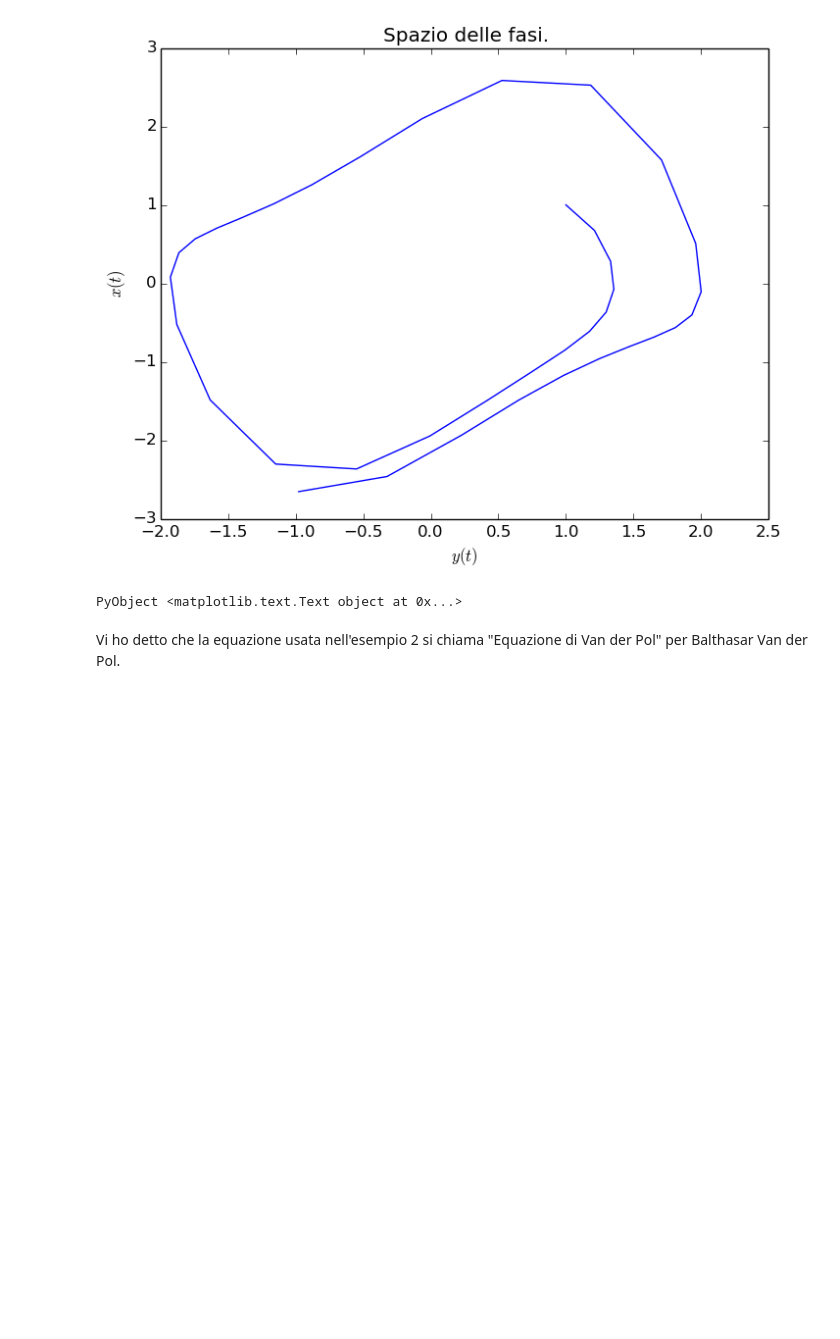
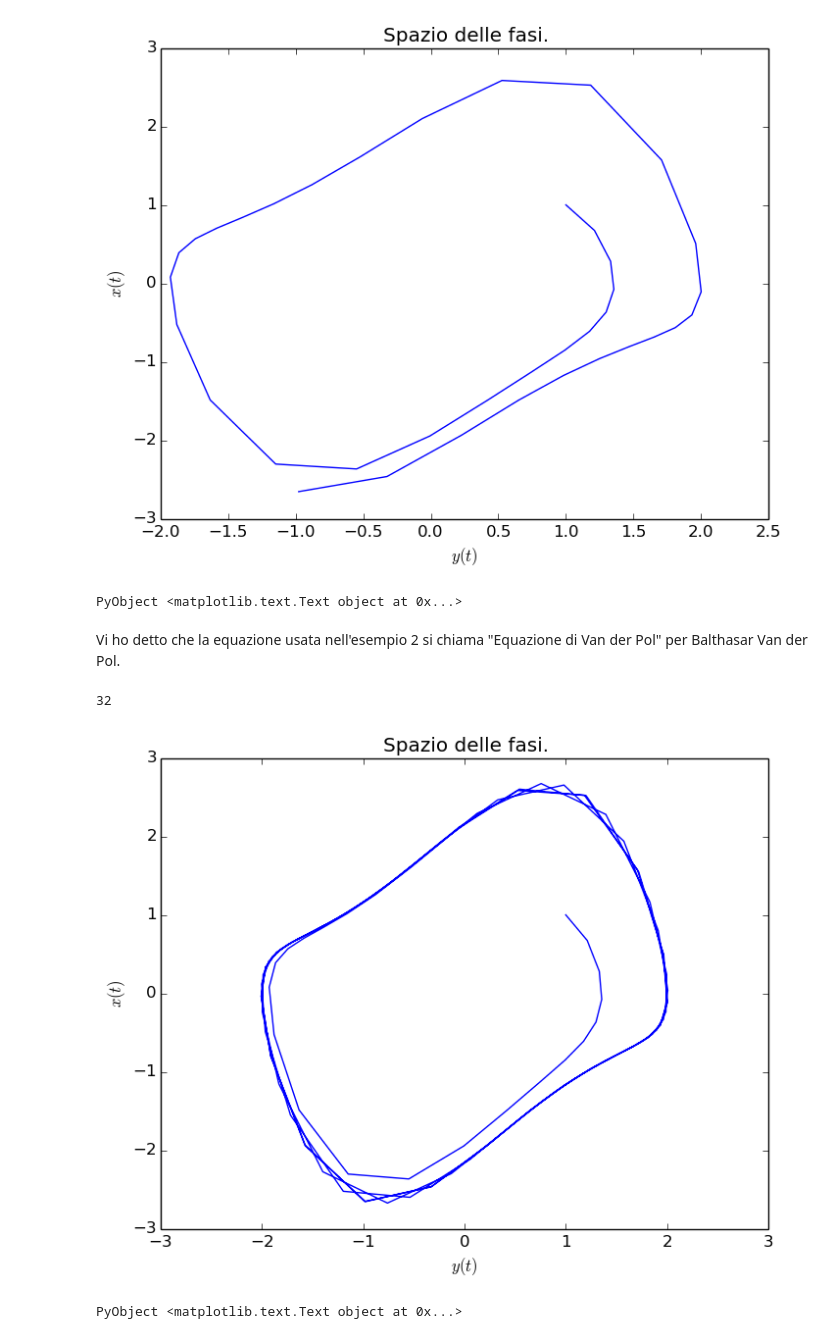
Before and after one commit to attiliodiottalevi/Note, a Jupyter notebook: RungeKutta/Runge Kutta di quarto ordine (RK4).ipynb, the cells around one changed output. Saved outputs shown, nothing was run; the diff lists cells and outputs as text; code cells hidden in the pictures; blank space fills up the shorter version.

```diff
--- a/RungeKutta/Runge Kutta di quarto ordine (RK4).ipynb
+++ b/RungeKutta/Runge Kutta di quarto ordine (RK4).ipynb
@@ -164,3 +164,15 @@ runge_kutta_sistemas(t0, x0, h, N, esempio2)
 PyObject <matplotlib.text.Text object at 0x...>
 # %% [markdown]
 Vi ho detto che la equazione usata nell'esempio 2 si chiama "Equazione di Van der Pol" per Balthasar Van der Pol.
+# %%
+t0 = 0
+x0 = [1, 1]
+h = 0.25
+N = 32
+# %% [output]
+32
+# %%
+runge_kutta_sistemas(t0, x0, h, N, esempio2)
+# %% [output]
+[figure, added]
+PyObject <matplotlib.text.Text object at 0x...>
```
